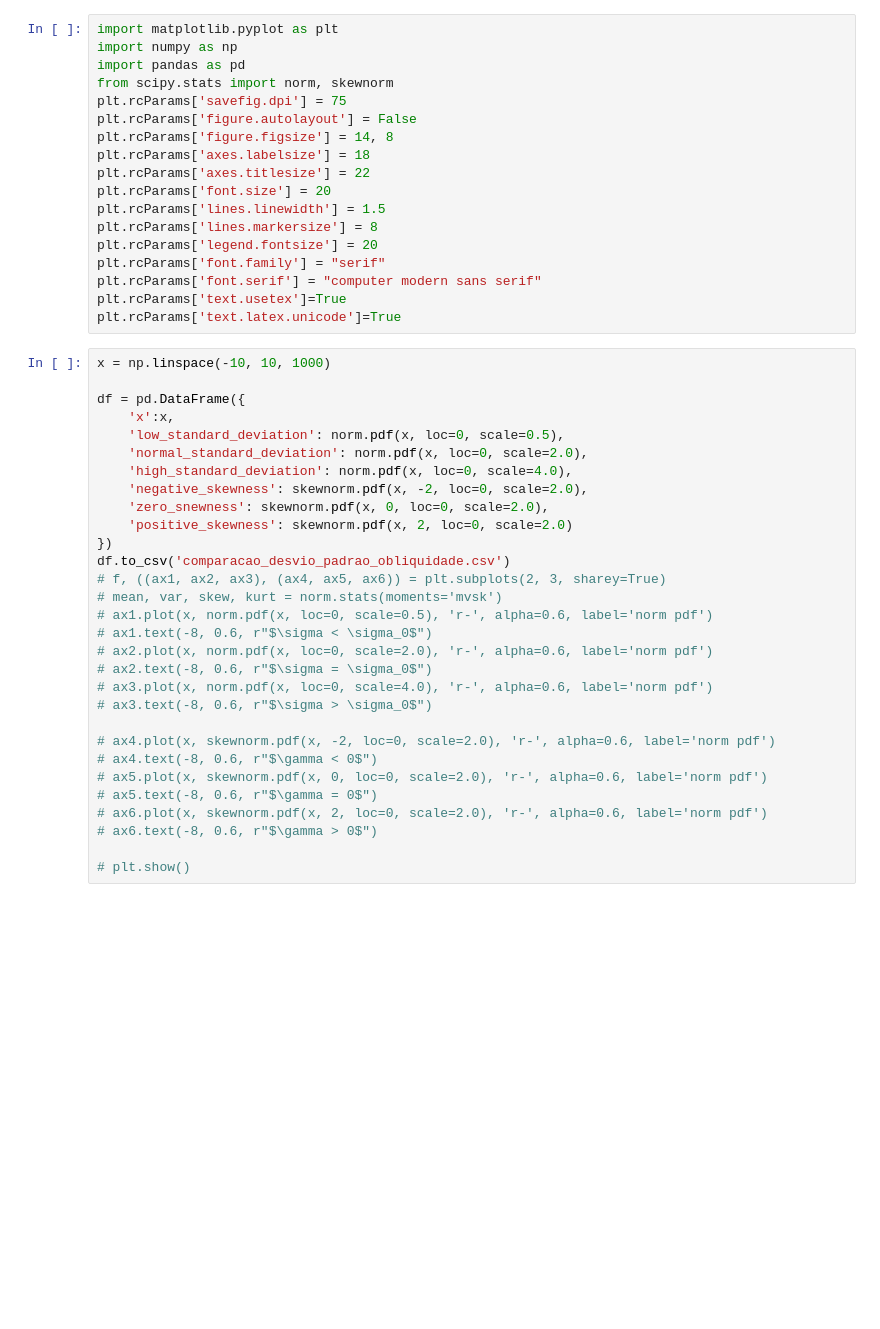
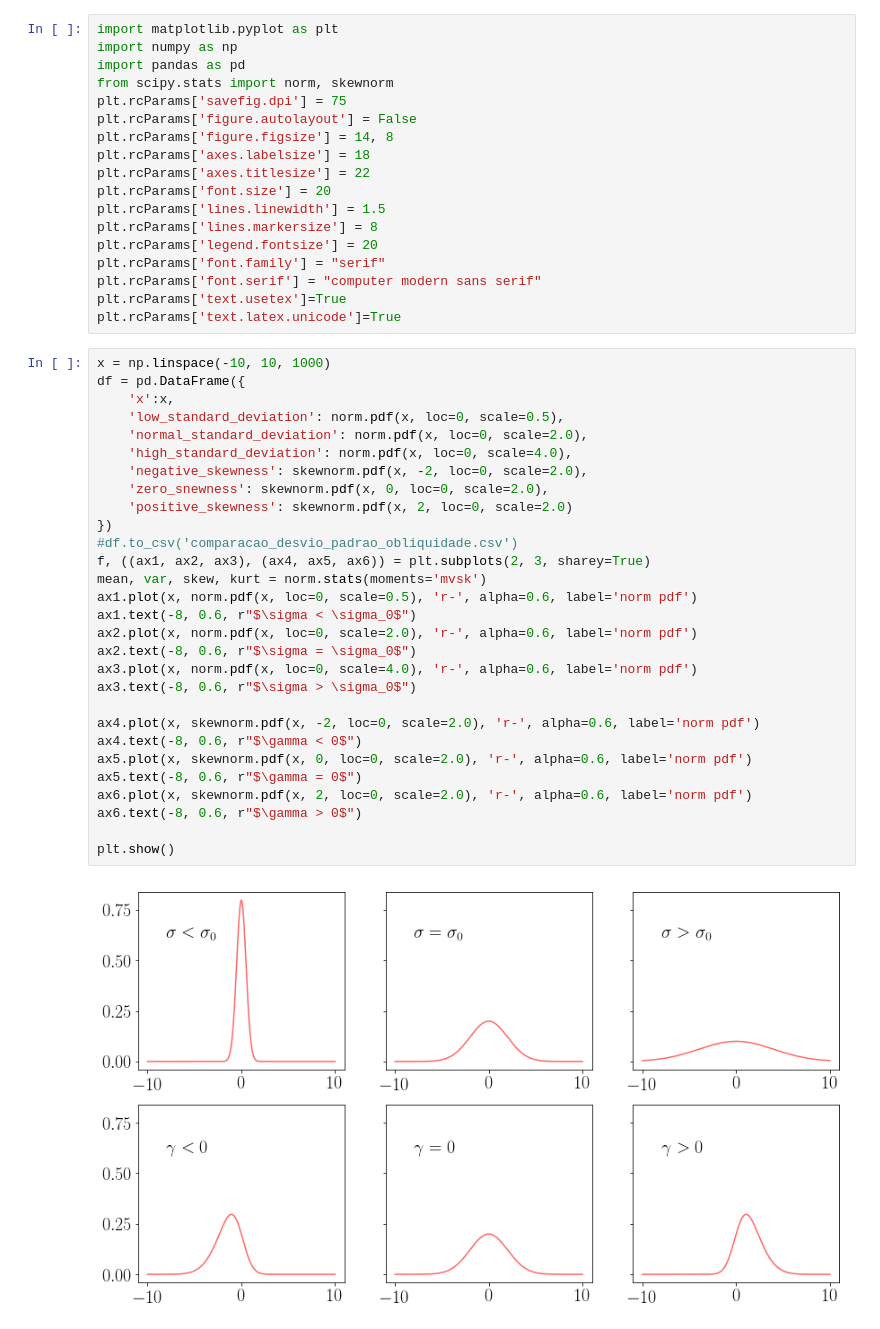
Before and after one commit to thiagolcmelo/benchmark, a Jupyter notebook: comparacao_desvio_padrao_obliquidade.ipynb, the cells around one changed output. Saved outputs shown, nothing was run; the diff lists cells and outputs as text; blank space fills up the shorter version.

```diff
--- a/comparacao_desvio_padrao_obliquidade.ipynb
+++ b/comparacao_desvio_padrao_obliquidade.ipynb
@@ -18,31 +18,32 @@ plt.rcParams['text.usetex']=True
 plt.rcParams['text.latex.unicode']=True
 # %%
 x = np.linspace(-10, 10, 1000)
-
 df = pd.DataFrame({
     'x':x,
     'low_standard_deviation': norm.pdf(x, loc=0, scale=0.5),
     'normal_standard_deviation': norm.pdf(x, loc=0, scale=2.0),
     'high_standard_deviation': norm.pdf(x, loc=0, scale=4.0),
     'negative_skewness': skewnorm.pdf(x, -2, loc=0, scale=2.0),
     'zero_snewness': skewnorm.pdf(x, 0, loc=0, scale=2.0),
     'positive_skewness': skewnorm.pdf(x, 2, loc=0, scale=2.0)
 })
-df.to_csv('comparacao_desvio_padrao_obliquidade.csv')
-# f, ((ax1, ax2, ax3), (ax4, ax5, ax6)) = plt.subplots(2, 3, sharey=True)
-# mean, var, skew, kurt = norm.stats(moments='mvsk')
-# ax1.plot(x, norm.pdf(x, loc=0, scale=0.5), 'r-', alpha=0.6, label='norm pdf')
-# ax1.text(-8, 0.6, r"$\sigma < \sigma_0$")
-# ax2.plot(x, norm.pdf(x, loc=0, scale=2.0), 'r-', alpha=0.6, label='norm pdf')
-# ax2.text(-8, 0.6, r"$\sigma = \sigma_0$")
-# ax3.plot(x, norm.pdf(x, loc=0, scale=4.0), 'r-', alpha=0.6, label='norm pdf')
-# ax3.text(-8, 0.6, r"$\sigma > \sigma_0$")
+#df.to_csv('comparacao_desvio_padrao_obliquidade.csv')
+f, ((ax1, ax2, ax3), (ax4, ax5, ax6)) = plt.subplots(2, 3, sharey=True)
+mean, var, skew, kurt = norm.stats(moments='mvsk')
+ax1.plot(x, norm.pdf(x, loc=0, scale=0.5), 'r-', alpha=0.6, label='norm pdf')
+ax1.text(-8, 0.6, r"$\sigma < \sigma_0$")
+ax2.plot(x, norm.pdf(x, loc=0, scale=2.0), 'r-', alpha=0.6, label='norm pdf')
+ax2.text(-8, 0.6, r"$\sigma = \sigma_0$")
+ax3.plot(x, norm.pdf(x, loc=0, scale=4.0), 'r-', alpha=0.6, label='norm pdf')
+ax3.text(-8, 0.6, r"$\sigma > \sigma_0$")
 
-# ax4.plot(x, skewnorm.pdf(x, -2, loc=0, scale=2.0), 'r-', alpha=0.6, label='norm pdf')
-# ax4.text(-8, 0.6, r"$\gamma < 0$")
-# ax5.plot(x, skewnorm.pdf(x, 0, loc=0, scale=2.0), 'r-', alpha=0.6, label='norm pdf')
-# ax5.text(-8, 0.6, r"$\gamma = 0$")
-# ax6.plot(x, skewnorm.pdf(x, 2, loc=0, scale=2.0), 'r-', alpha=0.6, label='norm pdf')
-# ax6.text(-8, 0.6, r"$\gamma > 0$")
+ax4.plot(x, skewnorm.pdf(x, -2, loc=0, scale=2.0), 'r-', alpha=0.6, label='norm pdf')
+ax4.text(-8, 0.6, r"$\gamma < 0$")
+ax5.plot(x, skewnorm.pdf(x, 0, loc=0, scale=2.0), 'r-', alpha=0.6, label='norm pdf')
+ax5.text(-8, 0.6, r"$\gamma = 0$")
+ax6.plot(x, skewnorm.pdf(x, 2, loc=0, scale=2.0), 'r-', alpha=0.6, label='norm pdf')
+ax6.text(-8, 0.6, r"$\gamma > 0$")
 
-# plt.show()
+plt.show()
+# %% [output]
+[figure, added]
```
Also changed, not shown: 4 other files.
